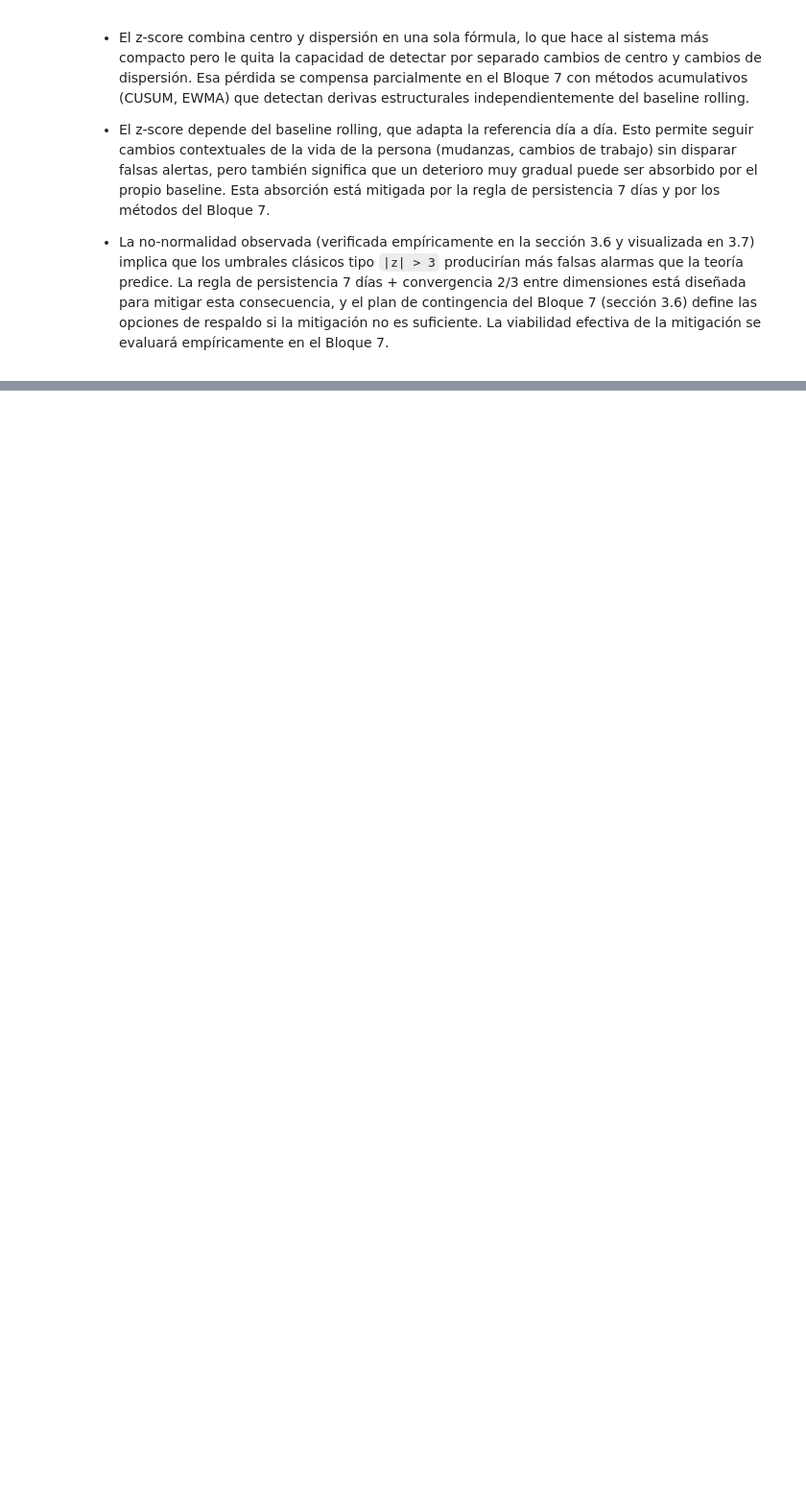
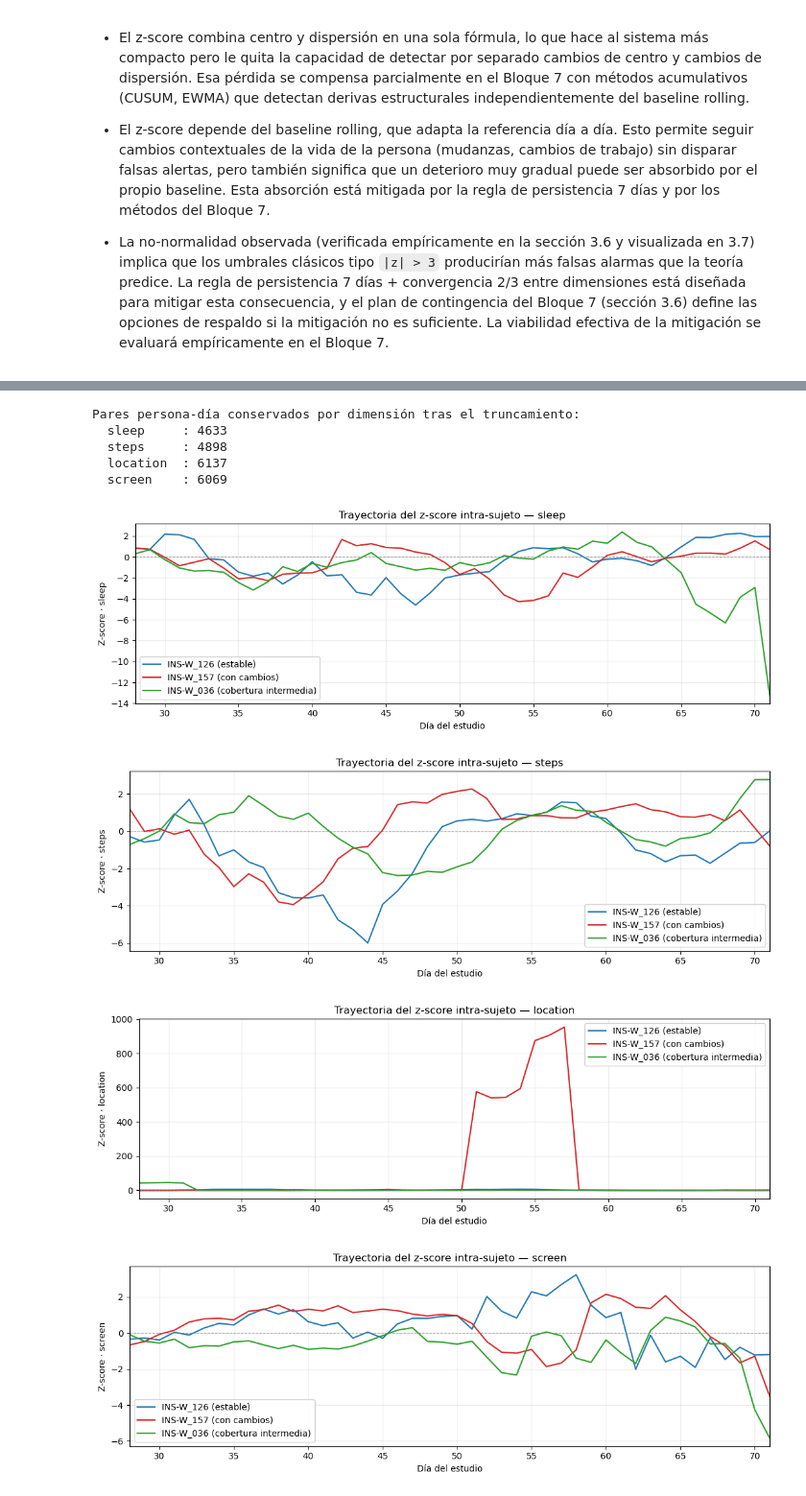
Before and after one commit to alejandrobarriel/globem, a Jupyter notebook: notebooks/globem.ipynb, the cells around one changed output, grey strips where cells are left out. Shown at 96% size. Drawn from its saved outputs; the diff is of its cells as text; code cells hidden in the pictures; blank space fills up the shorter version.

Commit message:
update z-score

```diff
--- a/notebooks/globem.ipynb
+++ b/notebooks/globem.ipynb
@@ -1908,0 +1940,49 @@ c:\Users\aleja\Documents\GitHub\globem\notebooks
+# %%
+# Truncamiento administrativo: restringir df_z al rango día 28-71
+day_relative = df_z.groupby(level="pid").cumcount()
+df_z = df_z[day_relative <= 71]
+
+# Verificación de pares persona-día conservados por dimensión
+print("Pares persona-día conservados por dimensión tras el truncamiento:")
+for dim in ["sleep", "steps", "location", "screen"]:
+    n = df_z[dim].notna().sum()
+    print(f"  {dim:<10}: {n}")
+# %% [output]
+Pares persona-día conservados por dimensión tras el truncamiento:
+  sleep     : 4633
+  steps     : 4898
+  location  : 6137
+  screen    : 6069
+# %%
+import matplotlib.pyplot as plt
+
+pids_seleccionados = {
+    "INS-W_126": "estable",
+    "INS-W_157": "con cambios",
+    "INS-W_036": "cobertura intermedia",
+}
+colores = {"INS-W_126": "#1f77b4", "INS-W_157": "#d62728", "INS-W_036": "#2ca02c"}
+
+for dim in ["sleep", "steps", "location", "screen"]:
+    fig, ax = plt.subplots(figsize=(11, 3.8))
+    for pid, perfil in pids_seleccionados.items():
+        sub = df_z.loc[pid].copy().reset_index(drop=True)
+        sub["day"] = sub.index
+        sub_eval = sub[(sub["day"] >= 28) & (sub["day"] <= 71)]
+        ax.plot(sub_eval["day"], sub_eval[dim],
+                label=f"{pid} ({perfil})",
+                color=colores[pid], linewidth=1.6)
+    ax.axhline(0, color="gray", linestyle="--", linewidth=0.8, alpha=0.7)
+    ax.set_xlim(28, 71)
+    ax.set_xlabel("Día del estudio")
+    ax.set_ylabel(f"Z-score · {dim}")
+    ax.set_title(f"Trayectoria del z-score intra-sujeto — {dim}")
+    ax.legend(loc="best", framealpha=0.9)
+    ax.grid(True, alpha=0.25)
+    plt.tight_layout()
+    plt.show()
+# %% [output]
+[figure, added]
+[figure, added]
+[figure, added]
+[figure, added]
```
Also changed, not shown: parts of 74 cells of this notebook.
